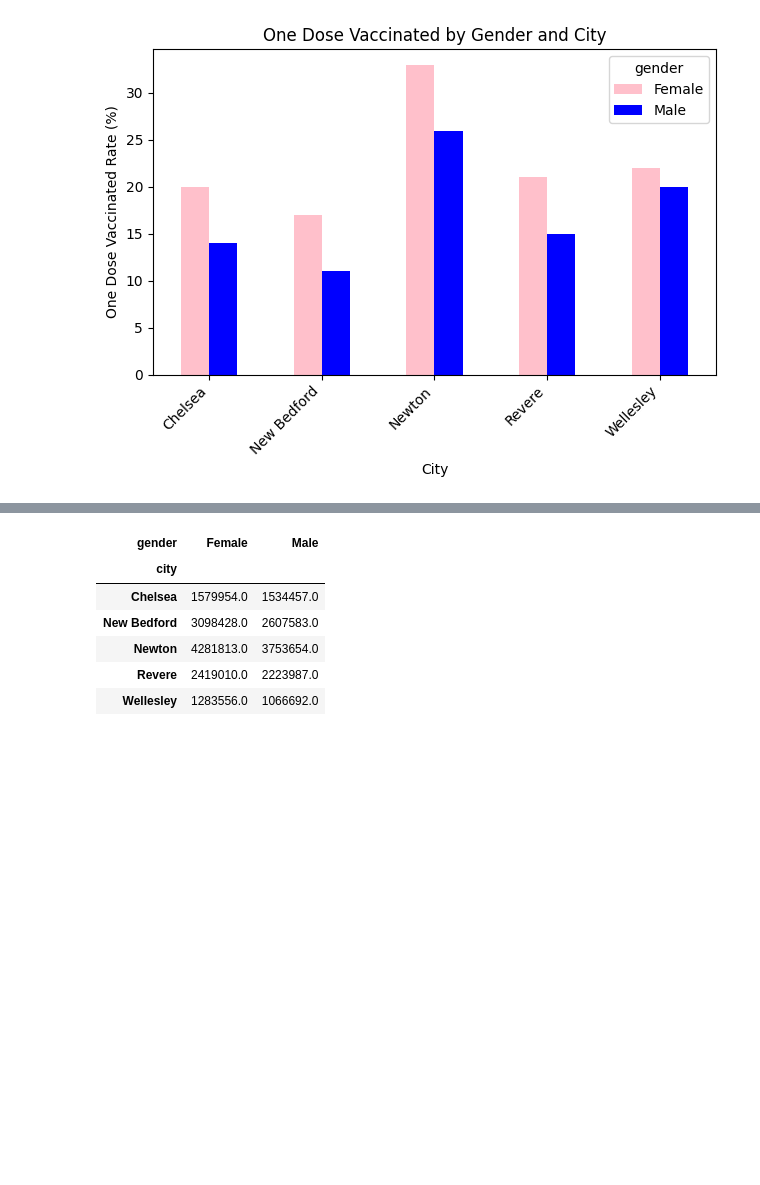
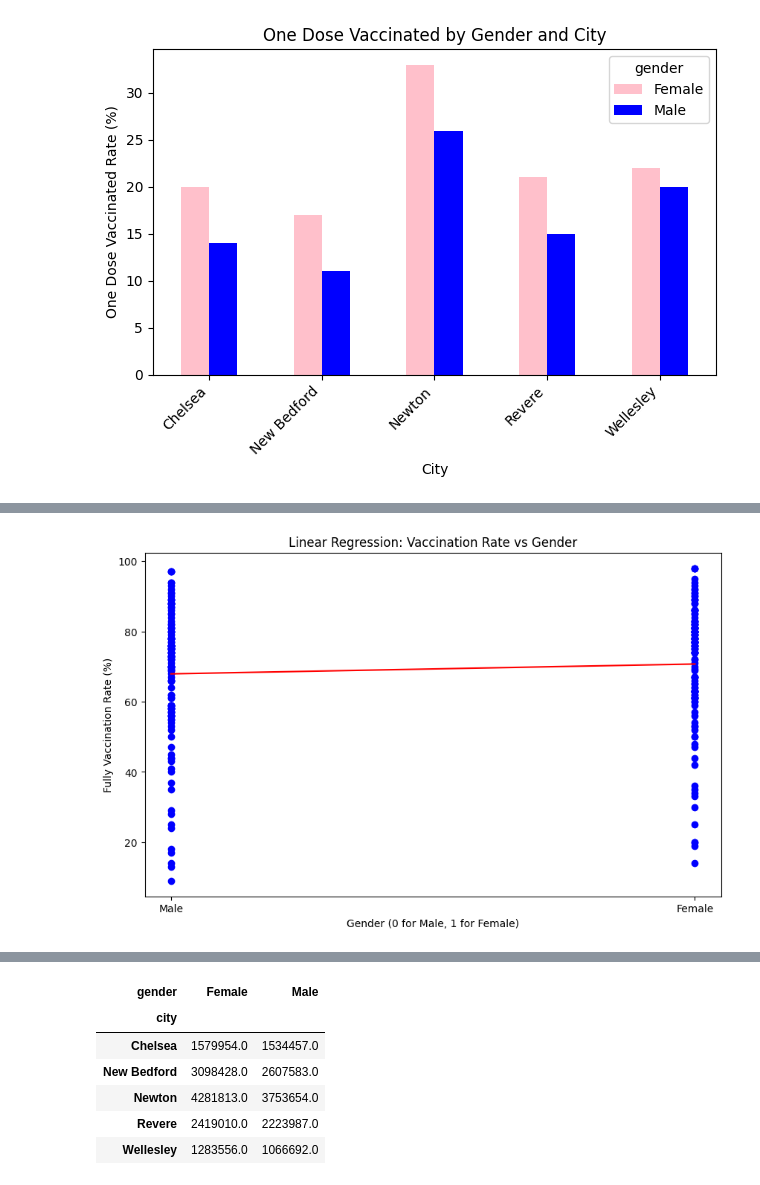
Before and after one commit to BU-Spark/ds-bch-vaccine-equity, a Jupyter notebook: fa23-team/src/sex_vaccination_rate.ipynb, the cells around one changed output, grey strips where cells are left out. Saved outputs shown, nothing was run; the diff lists cells and outputs as text; code cells hidden in the pictures; blank space fills up the shorter version.

```diff
--- a/fa23-team/src/sex_vaccination_rate.ipynb
+++ b/fa23-team/src/sex_vaccination_rate.ipynb
@@ -160,3 +162,12 @@ plt.show()
 # %% [output]
 <Figure size 800x600 with 0 Axes>
 [figure]
+# %%
+# 2. transform data into monthly data
+
+# Group by 'year', 'month', 'city', and 'race' and then take the max
+monthly_data = vac_data.drop(columns=['date'])
+monthly_data = monthly_data.groupby(['year', 'month', 'city', 'gender']).max().reset_index()
+
+
+monthly_data.head(10)
@@ -162,0 +365,12 @@ plt.show()
+# %%
+# Plotting the results
+plt.figure(figsize=(10, 6))
+plt.scatter(monthly_data['gender_numeric'], y, color='blue')
+plt.plot(monthly_data['gender_numeric'], model.predict(X), color='red')
+plt.xlabel('Gender (0 for Male, 1 for Female)')
+plt.ylabel('Fully Vaccination Rate (%)')
+plt.title('Linear Regression: Vaccination Rate vs Gender')
+plt.xticks([0, 1], ['Male', 'Female'])
+plt.show()
+# %% [output]
+[figure, added]
```
Also changed, not shown: parts of 14 cells of this notebook.
